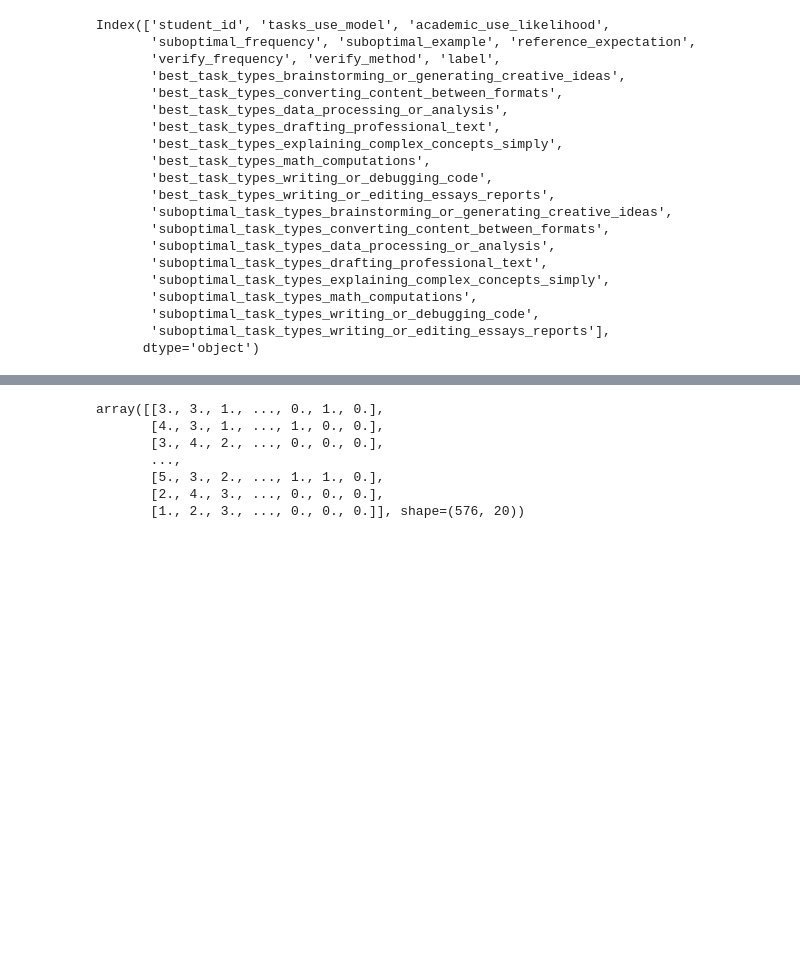
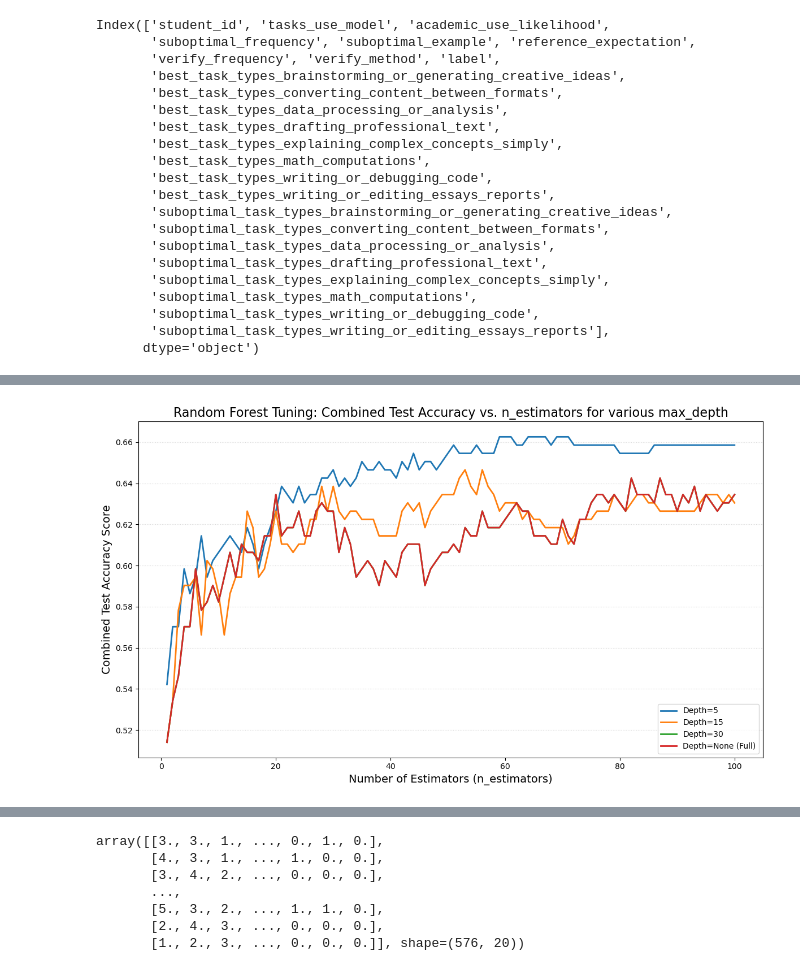
Before and after one commit to stevenluo624/CSC311_final_project, a Jupyter notebook: random_forest/Random_Forest.ipynb, the cells around one changed output, grey strips where cells are left out. Cells and saved outputs as stored; diff of their text form; code cells hidden in the pictures; blank space fills up the shorter version.

Commit message:
Random Forest now gives 66% on combined test set

```diff
--- a/random_forest/Random_Forest.ipynb
+++ b/random_forest/Random_Forest.ipynb
@@ -245,0 +221,90 @@ Validation Accuracy: 0.6585365853658537
+# %%
+import numpy as np
+import matplotlib.pyplot as plt
+from sklearn.ensemble import RandomForestClassifier
+
+# --- 1. Data Setup (Using your confirmed dimensions) ---
+# The actual number of features based on your combined data shape
+INPUT_SIZE = 20
+NUM_TRAIN = 576
+NUM_COMBINED = 249
+NUM_CLASSES = 3
+
+# Assuming these DataFrames/Series exist from previous steps
+X_train = train_data
+y_train = train_t
+X_combined = combined_data
+y_combined = combined_t
+
+
+# --- 2. Hyperparameter Grid and Metric Storage ---
+MAX_DEPTHS_TO_TEST = [5, 15, 30, None] # Test shallow, medium, deep, and default (fully grown)
+N_ESTIMATORS_RANGE = range(1, 101)
+
+# Nested dictionary to store all metrics: {depth: {metric_name: [values]}}
+# FIX 1: Initializing the dictionary with the correct key 'combined'
+all_metrics = {depth: {'train': [], 'combined': []} for depth in MAX_DEPTHS_TO_TEST}
+
+print("Starting Random Forest Grid Search...")
+
+# --- 3. Nested Training Loops (Grid Search) ---
+for depth in MAX_DEPTHS_TO_TEST:
+
+    print(f"\n--- Testing max_depth={depth} ---")
+
+    for n_est in N_ESTIMATORS_RANGE:
+
+        # Initialize the model with the current depth and estimator count
+        model = RandomForestClassifier(
+            n_estimators=n_est,
+            max_depth=depth,
+            random_state=42,
+            n_jobs=-1
+        )
+
+        # Fit the model
+        model.fit(X_train, y_train)
+
+        # Calculate scores
+        train_acc = model.score(X_train, y_train)
+        combined_test_acc = model.score(X_combined, y_combined)
+
+        # Store results
+        # This storage key is correct: 'combined'
+        all_metrics[depth]['train'].append(train_acc)
+        all_metrics[depth]['combined'].append(combined_test_acc)
+
+        if n_est % 20 == 0:
+            print(f"  Estimators: {n_est:3d} | Combined Test Acc: {combined_test_acc:.4f}")
+
+
+# --- 4. Matplotlib Plotting ---
+
+plt.figure(figsize=(12, 7))
+
+# Plot the Combined Test Accuracy for each tested Max Depth
+for depth, metrics in all_metrics.items():
+    label_text = f'Depth={depth}' if depth is not None else 'Depth=None (Full)'
+
+    # FIX 2: Change the key from 'val' to 'combined' to access stored scores
+    plt.plot(N_ESTIMATORS_RANGE, metrics['combined'], label=label_text, linewidth=2)
+
+    # Find the maximum combined test score for this depth
+    # FIX 3: Change the key from 'val' to 'combined'
+    max_combined_acc = max(metrics['combined'])
+    optimal_n = N_ESTIMATORS_RANGE[metrics['combined'].index(max_combined_acc)]
+
+    # Print the best result for reference
+    # FIX 4: Update print statement for clarity
+    print(f"\nBest result for Max Depth={depth}:")
+    print(f"  Optimal n_estimators: {optimal_n}, Max Combined Test Acc: {max_combined_acc:.4f}")
+
+# FIX 5: Update the plot title and y-axis label for consistency
+plt.title('Random Forest Tuning: Combined Test Accuracy vs. n_estimators for various max_depth', fontsize=16)
+plt.xlabel('Number of Estimators (n_estimators)', fontsize=14)
+plt.ylabel('Combined Test Accuracy Score', fontsize=14)
+plt.legend(loc='lower right')
+plt.grid(axis='y', linestyle='dotted', alpha=0.5)
+plt.tight_layout()
+plt.show()
+# %% [output]
@@ -246,3 +328,4 @@ Validation Accuracy: 0.6585365853658537
+[figure, added]
 # %%
 from sklearn.linear_model import LogisticRegression
 
```
Also changed, not shown: parts of 12 cells of this notebook.
